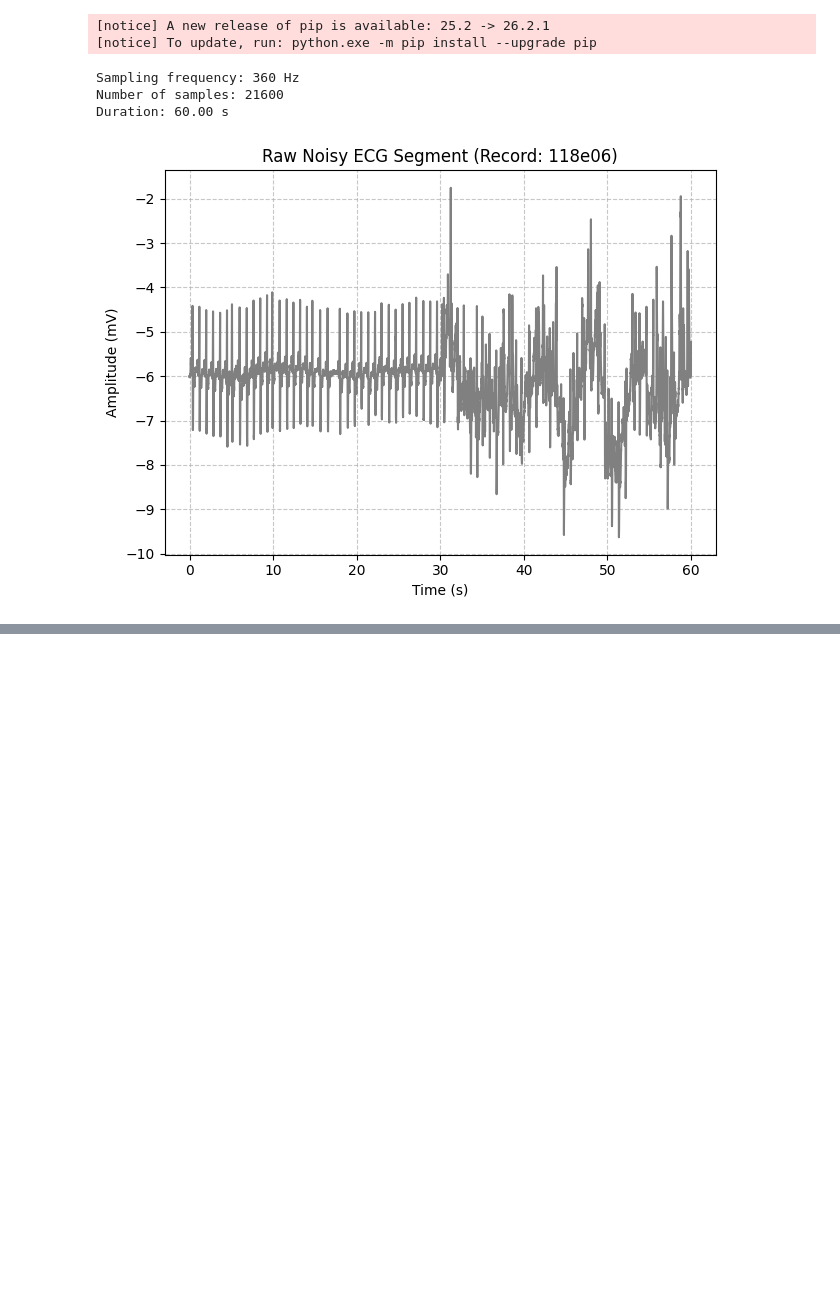
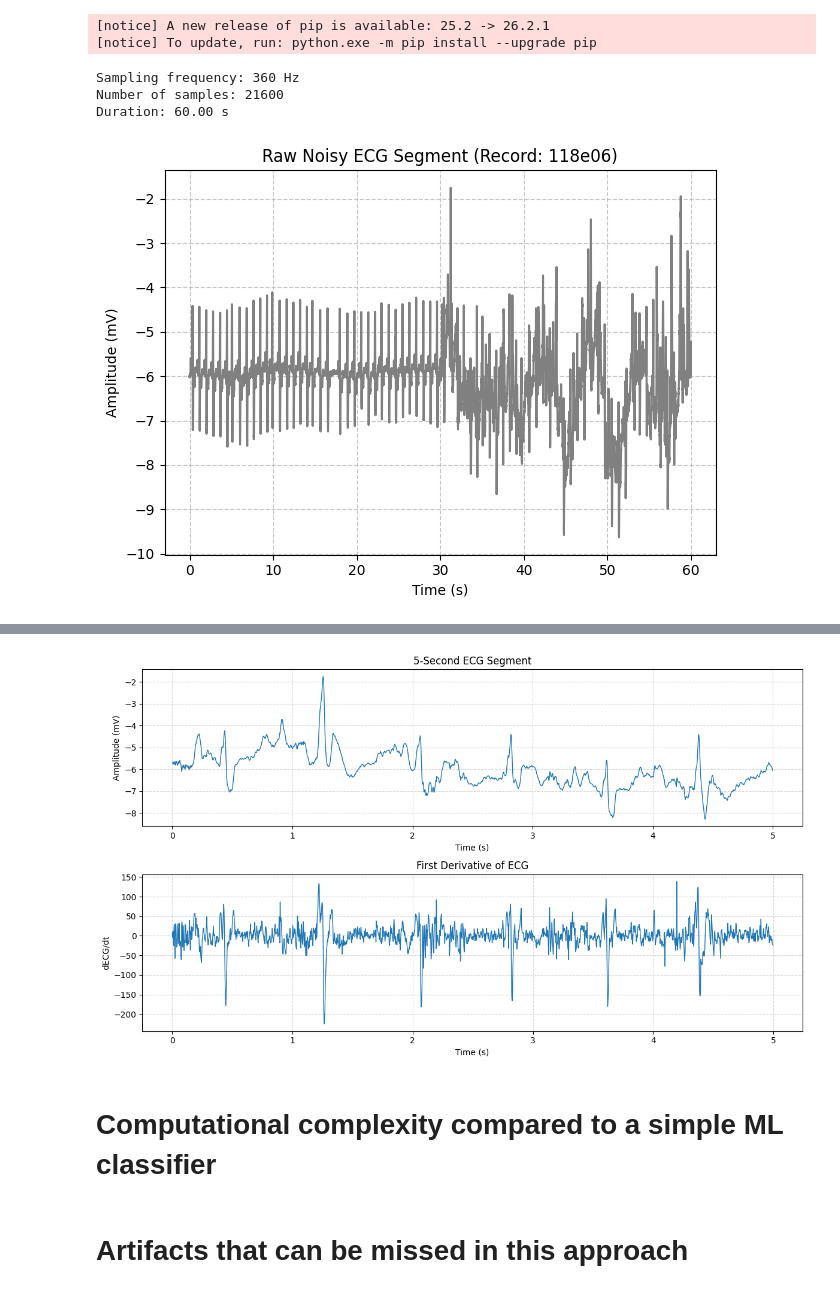
Before and after one commit to Malith-Jayalath/Metasense-RE, a Jupyter notebook: Task 2/src/main.ipynb, the cells around one changed output, grey strips where cells are left out. Drawn from its saved outputs; the diff is of its cells as text; code cells hidden in the pictures; blank space fills up the shorter version.

```diff
--- a/Task 2/src/main.ipynb
+++ b/Task 2/src/main.ipynb
@@ -108,0 +210,62 @@ def sinalFeatures(ecg, fs=fs):
+# %%
+# ============================================================
+# Select first 5-second segment
+# ============================================================
+
+segment_duration = 5  # seconds
+start = int((300-270) * fs)
+N = int(segment_duration * fs)
+end = start + N
+
+ecg_segment = ecg_signal[start:end]
+
+time = np.arange(N) / fs
+
+# ============================================================
+# First derivative
+# ============================================================
+
+# dECG/dt
+derivative = np.diff(ecg_segment) * fs
+
+# Time vector for derivative
+time_derivative = time[:-1]
+
+# ============================================================
+# Plot ECG and first derivative
+# ============================================================
+
+fig, axes = plt.subplots(2, 1, figsize=(12, 7))
+
+# Original ECG
+axes[0].plot(
+    time,
+    ecg_segment,
+    linewidth=1
+)
+
+axes[0].set_title("5-Second ECG Segment")
+axes[0].set_xlabel("Time (s)")
+axes[0].set_ylabel("Amplitude (mV)")
+axes[0].grid(True, linestyle="--", alpha=0.5)
+
+# First derivative
+axes[1].plot(
+    time_derivative,
+    derivative,
+    linewidth=1
+)
+
+axes[1].set_title("First Derivative of ECG")
+axes[1].set_xlabel("Time (s)")
+axes[1].set_ylabel("dECG/dt")
+axes[1].grid(True, linestyle="--", alpha=0.5)
+
+plt.tight_layout()
+plt.show()
+# %% [output]
+[figure, added]
+# %% [markdown]
+# Computational complexity compared to a simple ML classifier
+# %% [markdown]
+# Artifacts that can be missed in this approach
```
Also changed, not shown: parts of 8 cells of this notebook.
